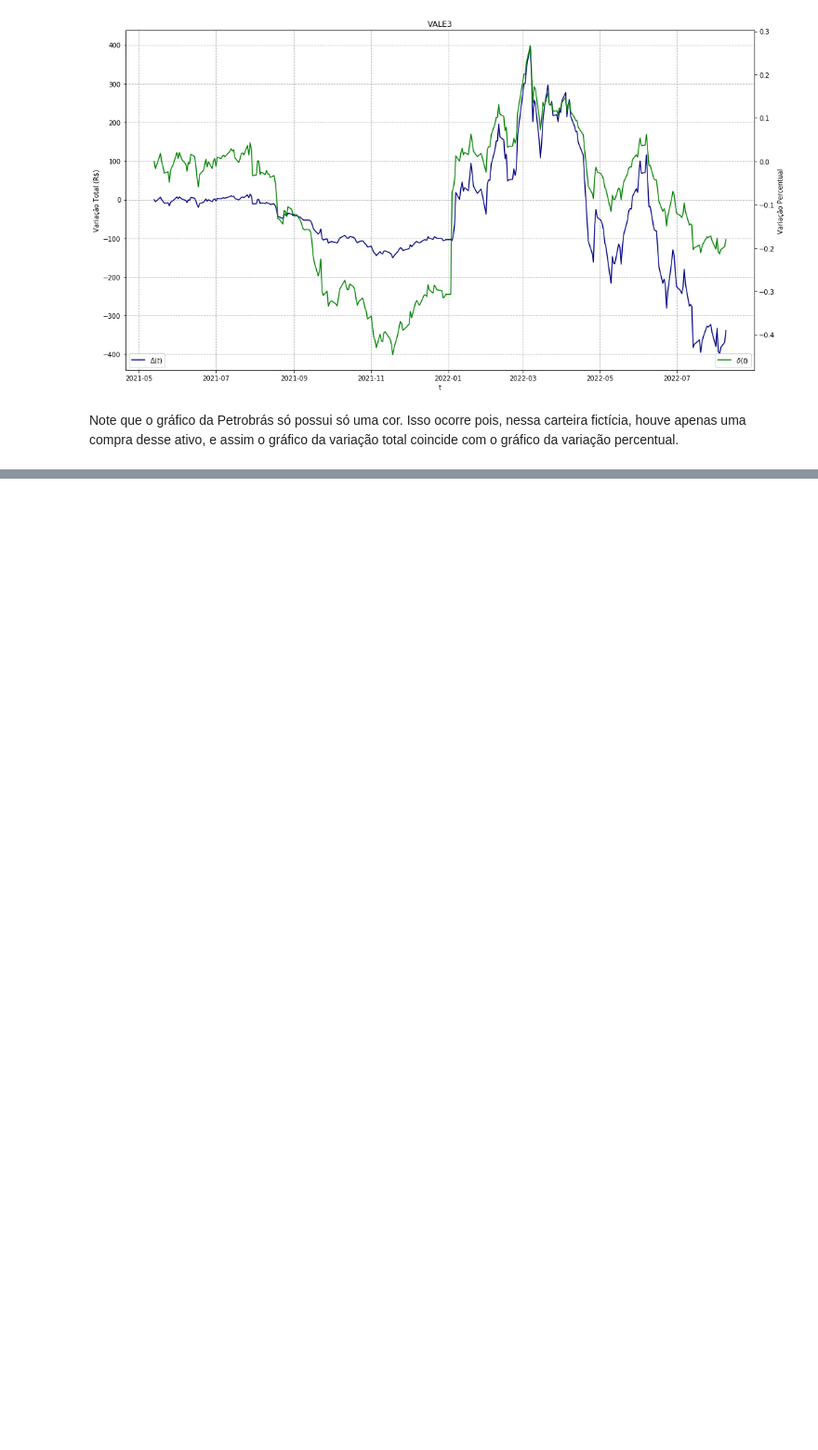
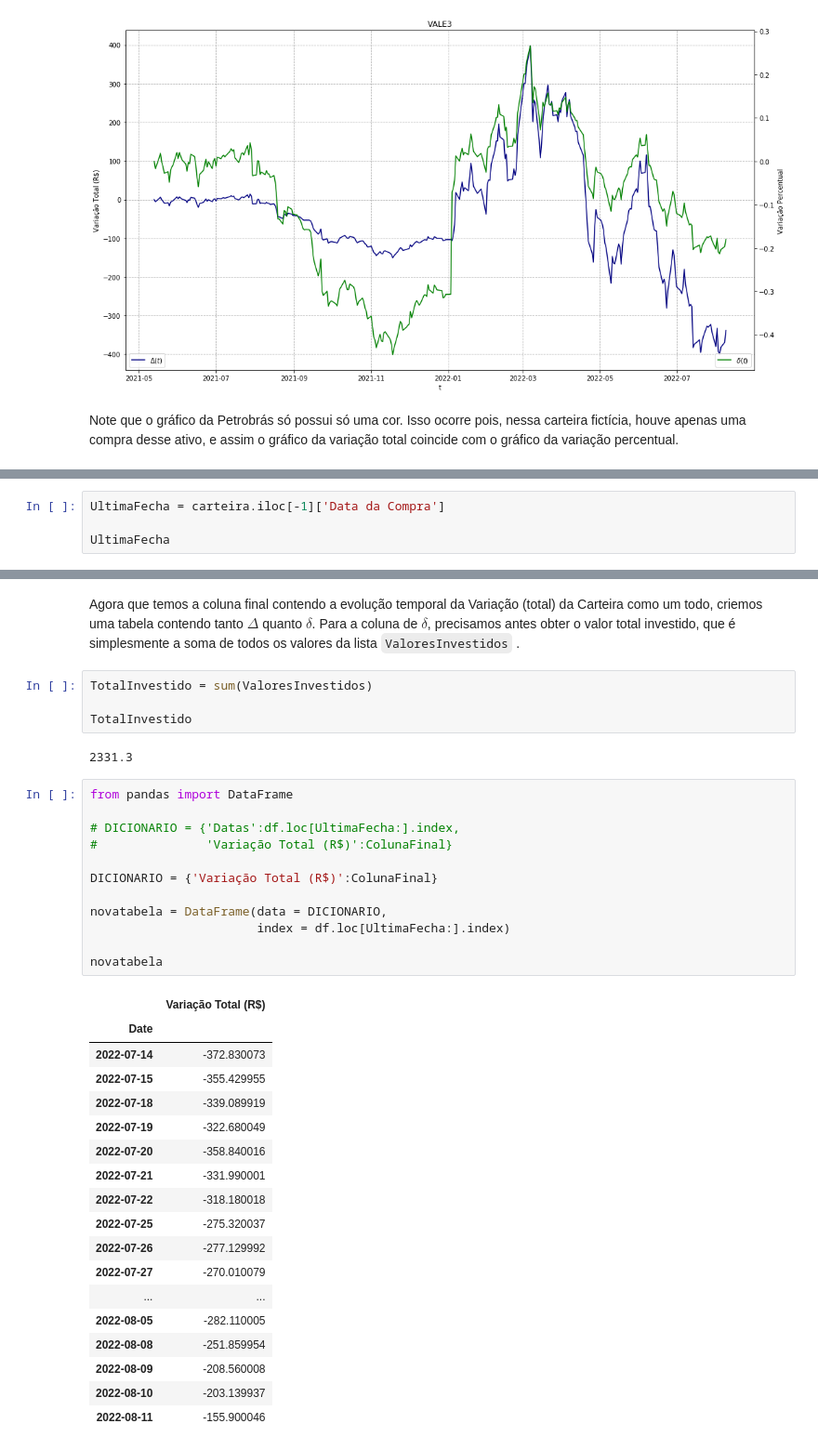
Before and after one commit to gabrielnrt/Testes, a Jupyter notebook: Mercado Financeiro/Códigos/AnaliseCarteira.ipynb, the cells around one changed output, grey strips where cells are left out. Shown at 93% size. Saved outputs shown, nothing was run; the diff lists cells and outputs as text; blank space fills up the shorter version.

````diff
--- a/Mercado Financeiro/Códigos/AnaliseCarteira.ipynb
+++ b/Mercado Financeiro/Códigos/AnaliseCarteira.ipynb
@@ -686,0 +707,4 @@ Note que o gráfico da Petrobrás só possui só uma cor. Isso ocorre pois, ness
+# %%
+UltimaFecha = carteira.iloc[-1]['Data da Compra']
+
+UltimaFecha
@@ -686,0 +923,39 @@ Note que o gráfico da Petrobrás só possui só uma cor. Isso ocorre pois, ness
+# %% [markdown]
+Agora que temos a coluna final contendo a evolução temporal da Variação (total) da Carteira como um todo, criemos uma tabela contendo tanto $\Delta$ quanto $\delta$. Para a coluna de $\delta$, precisamos antes obter o valor total investido, que é simplesmente a soma de todos os valores da lista ```ValoresInvestidos``` .
+# %%
+TotalInvestido = sum(ValoresInvestidos)
+
+TotalInvestido
+# %% [output]
+2331.3
+# %%
+from pandas import DataFrame
+
+# DICIONARIO = {'Datas':df.loc[UltimaFecha:].index,
+#               'Variação Total (R$)':ColunaFinal}
+
+DICIONARIO = {'Variação Total (R$)':ColunaFinal}
+
+novatabela = DataFrame(data = DICIONARIO,
+                       index = df.loc[UltimaFecha:].index)
+
+novatabela
+# %% [output]
+|  | Variação Total (R$) |
+| Date |  |
+| 2022-07-14 | -372.830073 |
+| 2022-07-15 | -355.429955 |
+| 2022-07-18 | -339.089919 |
+| 2022-07-19 | -322.680049 |
+| 2022-07-20 | -358.840016 |
+| 2022-07-21 | -331.990001 |
+| 2022-07-22 | -318.180018 |
+| 2022-07-25 | -275.320037 |
+| 2022-07-26 | -277.129992 |
+| 2022-07-27 | -270.010079 |
+| ... | ... |
+| 2022-08-05 | -282.110005 |
+| 2022-08-08 | -251.859954 |
+| 2022-08-09 | -208.560008 |
+| 2022-08-10 | -203.139937 |
+| 2022-08-11 | -155.900046 |
````
Also changed, not shown: parts of 28 cells of this notebook.
